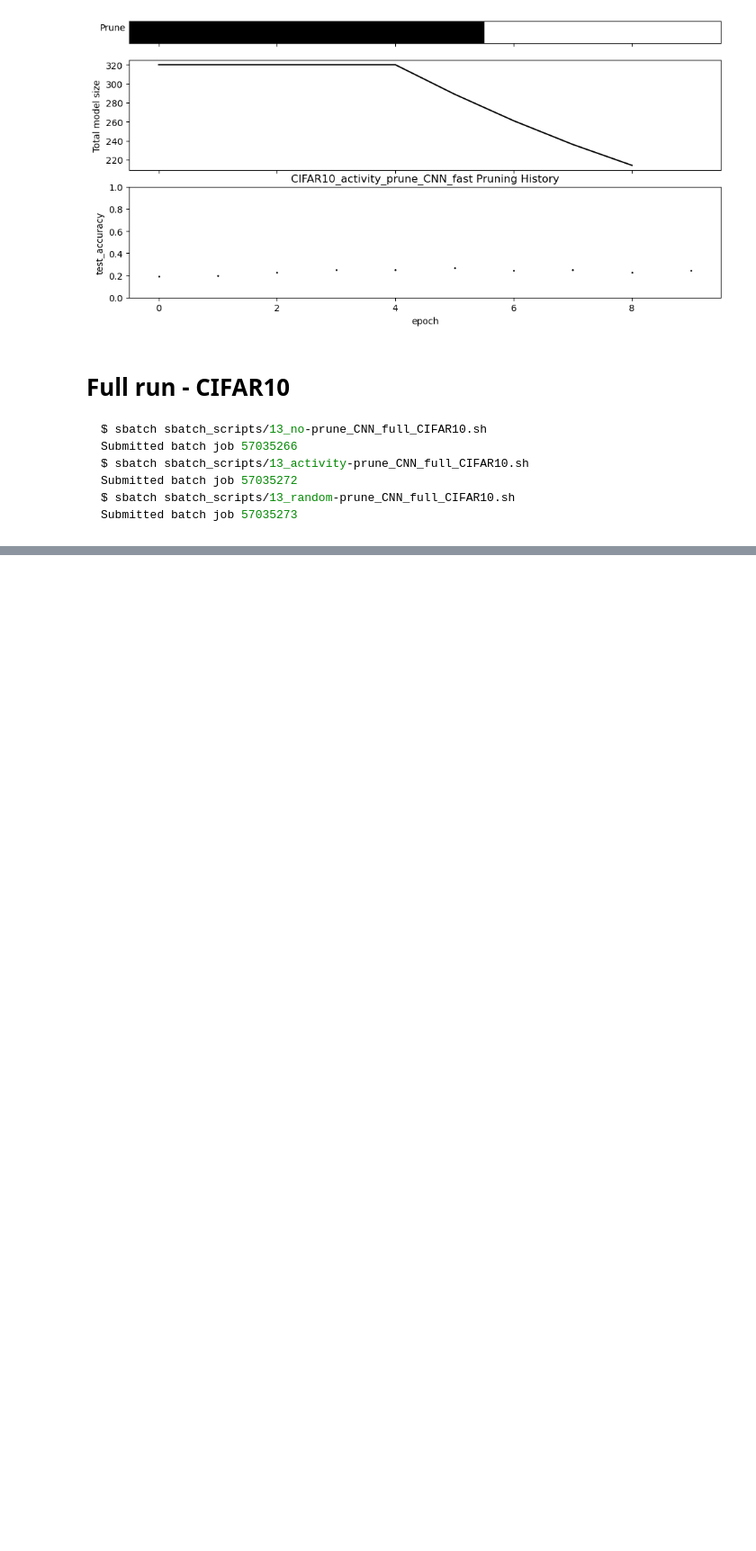
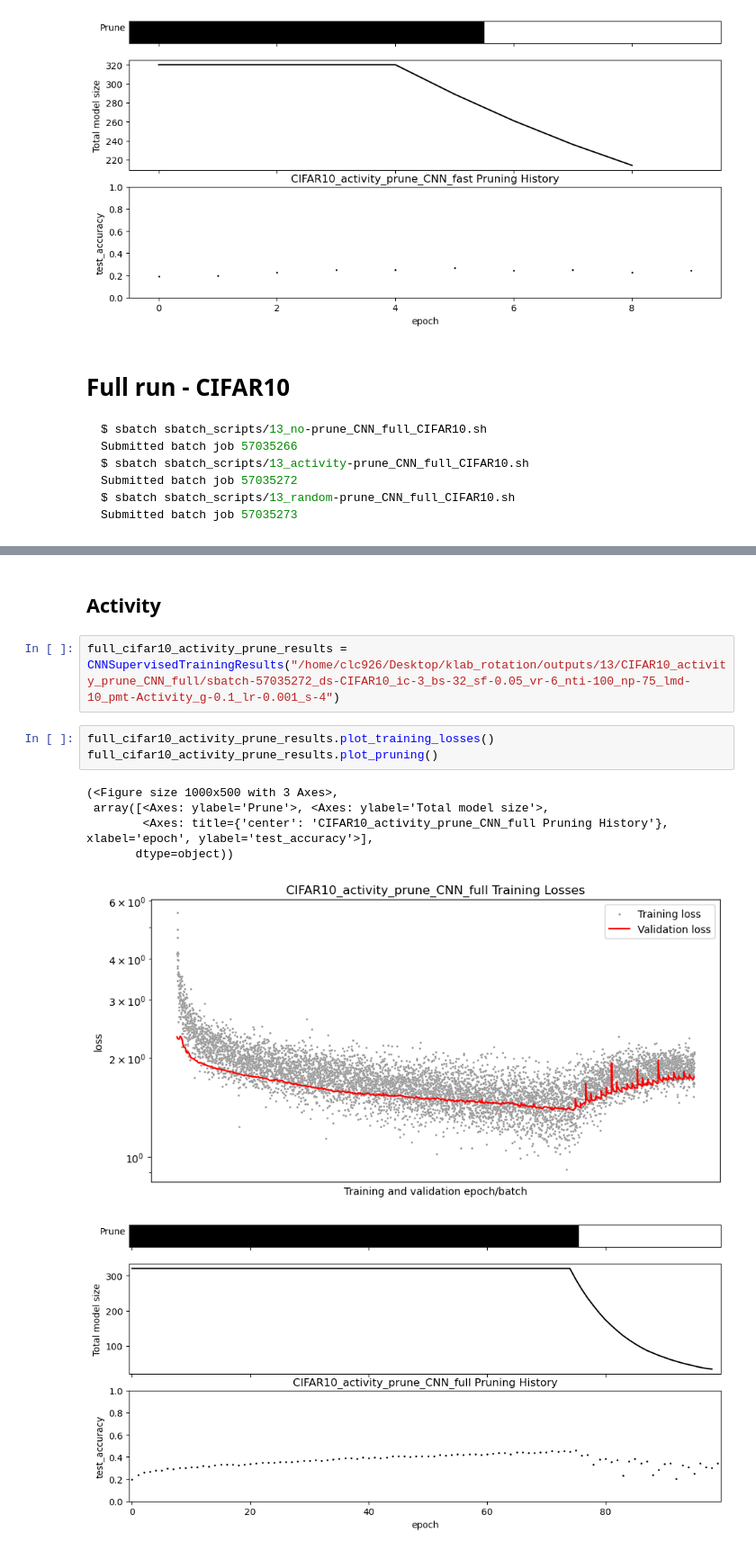
Before and after one commit to cchu70/klab_rotation, a Jupyter notebook: 13_MiniAlexNet-Supervised-SBATCH.ipynb, the cells around one changed output, grey strips where cells are left out. Shown at 90% size. Cells and saved outputs as stored; diff of their text form; blank space fills up the shorter version.

```diff
--- a/13_MiniAlexNet-Supervised-SBATCH.ipynb
+++ b/13_MiniAlexNet-Supervised-SBATCH.ipynb
@@ -210,0 +239,14 @@ Submitted batch job 57035273
+# %% [markdown]
+## Activity
+# %%
+full_cifar10_activity_prune_results = CNNSupervisedTrainingResults("/home/clc926/Desktop/klab_rotation/outputs/13/CIFAR10_activity_prune_CNN_full/sbatch-57035272_ds-CIFAR10_ic-3_bs-32_sf-0.05_vr-6_nti-100_np-75_lmd-10_pmt-Activity_g-0.1_lr-0.001_s-4")
+# %%
+full_cifar10_activity_prune_results.plot_training_losses()
+full_cifar10_activity_prune_results.plot_pruning()
+# %% [output]
+(<Figure size 1000x500 with 3 Axes>,
+ array([<Axes: ylabel='Prune'>, <Axes: ylabel='Total model size'>,
+        <Axes: title={'center': 'CIFAR10_activity_prune_CNN_full Pruning History'}, xlabel='epoch', ylabel='test_accuracy'>],
+       dtype=object))
+[figure, added]
+[figure, added]
```
Also changed, not shown: parts of 8 cells of this notebook, 3 other files.
